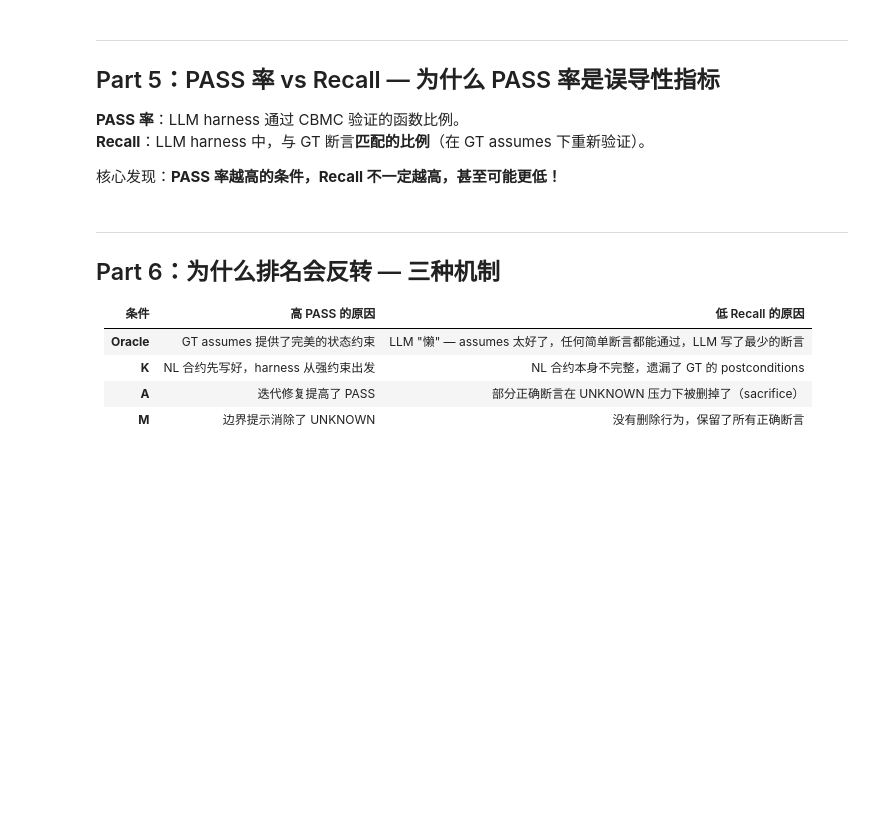
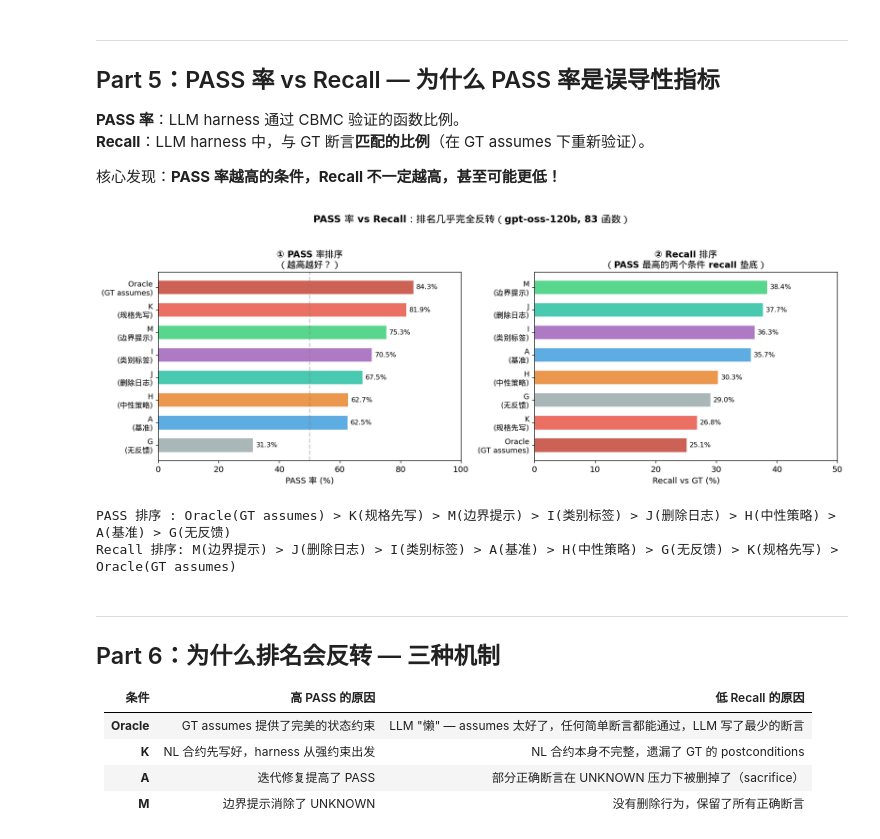
Before and after one commit to LukeW1999/LLM4Harness, a Jupyter notebook: experiment_explainer.ipynb, the cells around one changed output. Cells and saved outputs as stored; diff of their text form; code cells hidden in the pictures; blank space fills up the shorter version.

Commit message:
Update explainer notebook: canonical RQ1 numbers, full RQ2/attribution/SAC-conjunction/Llama sections, review verdict + revision plan

```diff
--- a/experiment_explainer.ipynb
+++ b/experiment_explainer.ipynb
@@ -10,6 +19,7 @@ import os
 import numpy as np
 import matplotlib.pyplot as plt
 import matplotlib.patches as mpatches
+from matplotlib import font_manager
 from matplotlib.gridspec import GridSpec
 import warnings
 warnings.filterwarnings('ignore')
@@ -18,6 +28,14 @@ BASE = '/home/weiqi/Verification/LLM4Harness/experiment_aws_cbmc'
 RESULTS = os.path.join(BASE, 'results')
 EVAL = os.path.join(BASE, 'evaluation')
 
+# 注册中文字体（Droid Sans Fallback），并设置 per-glyph fallback
+_droid = '/usr/share/fonts/truetype/droid/DroidSansFallbackFull.ttf'
+if os.path.exists(_droid):
+    font_manager.fontManager.addfont(_droid)
+# font.family 直接给列表 → matplotlib 3.6+ 的 per-glyph fallback：ASCII 用 DejaVu，中文落到 Droid
+plt.rcParams['font.family'] = ['DejaVu Sans', 'Droid Sans Fallback']
+plt.rcParams['axes.unicode_minus'] = False
+
 plt.rcParams['figure.dpi'] = 130
 plt.rcParams['font.size'] = 11
 print('Setup complete.')
@@ -312,62 +389,67 @@ for gt in gt_asserts_raw:
 
 核心发现：**PASS 率越高的条件，Recall 不一定越高，甚至可能更低！**
 # %%
-# 实验结果数据（来自 research_design.md，所有数值已在统计检验中验证）
+# 实验结果数据（canonical：paper.tex Table 2 / tab:rq1_main，2026-06-10 版）
+# recall = 对 GT 断言的 strict Jaccard 匹配比例；sacrifice = UNKNOWN 触发的删/弱化 / 全部删/弱化
 conditions_data = {
-    'G\n(无反馈)':      {'pass': 31.3, 'recall': 0.290, 'sacrifice': 0.0,   'color': '#95a5a6'},
+    'G\n(无反馈)':      {'pass': 31.3, 'recall': 0.290, 'sacrifice': None,  'color': '#95a5a6'},
     'H\n(中性策略)':    {'pass': 62.7, 'recall': 0.303, 'sacrifice': 86.3,  'color': '#e67e22'},
-    'A\n(基准)':        {'pass': 62.5, 'recall': 0.346, 'sacrifice': 92.3,  'color': '#3498db'},
-    'I\n(类别标签)':    {'pass': 70.5, 'recall': None,  'sacrifice': 92.7,  'color': '#9b59b6'},
-    'J\n(删除日志)':    {'pass': 67.5, 'recall': None,  'sacrifice': 93.0,  'color': '#1abc9c'},
+    'A\n(基准)':        {'pass': 62.5, 'recall': 0.357, 'sacrifice': 81.8,  'color': '#3498db'},
+    'I\n(类别标签)':    {'pass': 70.5, 'recall': 0.363, 'sacrifice': 92.7,  'color': '#9b59b6'},
+    'J\n(删除日志)':    {'pass': 67.5, 'recall': 0.377, 'sacrifice': 93.0,  'color': '#1abc9c'},
     'K\n(规格先写)':    {'pass': 81.9, 'recall': 0.268, 'sacrifice': 25.0,  'color': '#e74c3c'},
     'Oracle\n(GT assumes)': {'pass': 84.3, 'recall': 0.251, 'sacrifice': 11.8, 'color': '#c0392b'},
-    'M\n(边界提示)':    {'pass': 75.3, 'recall': 0.389, 'sacrifice': 0.0,   'color': '#2ecc71'},
+    'M\n(边界提示)':    {'pass': 75.3, 'recall': 0.384, 'sacrifice': 0.0,   'color': '#2ecc71'},
 }
 
-# 只用有 recall 数据的条件
 conds_with_recall = {k: v for k, v in conditions_data.items() if v['recall'] is not None}
 
 fig, axes = plt.subplots(1, 2, figsize=(14, 5))
 
 # 左图：PASS 率排序
 ax = axes[0]
 names = list(conds_with_recall.keys())
 passes = [conds_with_recall[n]['pass'] for n in names]
 colors = [conds_with_recall[n]['color'] for n in names]
 sorted_by_pass = sorted(zip(passes, names, colors), reverse=True)
 p_sorted, n_sorted, c_sorted = zip(*sorted_by_pass)
-
-bars = ax.barh(range(len(n_sorted)), p_sorted, color=c_sorted, alpha=0.8, height=0.6)
+ax.barh(range(len(n_sorted)), p_sorted, color=c_sorted, alpha=0.8, height=0.6)
 ax.set_yticks(range(len(n_sorted)))
 ax.set_yticklabels(n_sorted, fontsize=10)
 ax.set_xlabel('PASS 率 (%)', fontsize=11)
 ax.set_title('① PASS 率排序\n（越高越好？）', fontsize=12, fontweight='bold')
 ax.set_xlim(0, 100)
-for i, (p, n) in enumerate(zip(p_sorted, n_sorted)):
+for i, p in enumerate(p_sorted):
     ax.text(p + 1, i, f'{p:.1f}%', va='center', fontsize=9)
 ax.axvline(50, color='gray', linestyle='--', alpha=0.4)
+ax.invert_yaxis()
 
-# 右图：Recall 排序（注意顺序反转！）
+# 右图：Recall 排序（注意顺序大幅重排！）
 ax = axes[1]
-recalls = [conds_with_recall[n]['recall'] for n in names]
+recalls = [conds_with_recall[n]['recall'] * 100 for n in names]
 sorted_by_recall = sorted(zip(recalls, names, colors), reverse=True)
-r_sorted, n_sorted_r, c_sorted_r = zip(*sorted_by_recall)
+r_sorted, n_sorted2, c_sorted2 = zip(*sorted_by_recall)
+ax.barh(range(len(n_sorted2)), r_sorted, color=c_sorted2, alpha=0.8, height=0.6)
+ax.set_yticks(range(len(n_sorted2)))
+ax.set_yticklabels(n_sorted2, fontsize=10)
+ax.set_xlabel('Recall vs GT (%)', fontsize=11)
+ax.set_title('② Recall 排序\n（PASS 最高的两个条件 recall 垫底）', fontsize=12, fontweight='bold')
+ax.set_xlim(0, 50)
+for i, r in enumerate(r_sorted):
+    ax.text(r + 0.5, i, f'{r:.1f}%', va='center', fontsize=9)
+ax.invert_yaxis()
 
-bars = ax.barh(range(len(n_sorted_r)), [r*100 for r in r_sorted],
-               color=c_sorted_r, alpha=0.8, height=0.6)
-ax.set_yticks(range(len(n_sorted_r)))
-ax.set_yticklabels(n_sorted_r, fontsize=10)
-ax.set_xlabel('Recall (%) [相对 GT harness]', fontsize=11)
-ax.set_title('② Recall 排序\n（实际规格覆盖率）', fontsize=12, fontweight='bold')
-ax.set_xlim(0, 55)
-for i, (r, n) in enumerate(zip(r_sorted, n_sorted_r)):
-    ax.text(r*100 + 0.5, i, f'{r:.3f}', va='center', fontsize=9)
-
-fig.suptitle('PASS 率 vs Recall：排名完全反转！\n'
-             'Oracle (最高 PASS 84.3%) = 最低 Recall (0.251)；M (第三 75.3%) = 最高 Recall (0.389)',
-             fontsize=12, fontweight='bold', color='#c0392b')
+fig.suptitle('PASS 率 vs Recall：排名几乎完全反转（gpt-oss-120b, 83 函数）',
+             fontsize=13, fontweight='bold', y=1.03)
 plt.tight_layout()
 plt.show()
+
+print('PASS 排序 :', ' > '.join(n.replace('\n', '') for n in n_sorted))
+print('Recall 排序:', ' > '.join(n.replace('\n', '') for n in n_sorted2))
+# %% [output]
+[figure, added]
+PASS 排序 : Oracle(GT assumes) > K(规格先写) > M(边界提示) > I(类别标签) > J(删除日志) > H(中性策略) > A(基准) > G(无反馈)
+Recall 排序: M(边界提示) > J(删除日志) > I(类别标签) > A(基准) > H(中性策略) > G(无反馈) > K(规格先写) > Oracle(GT assumes)
 # %% [markdown]
 ---
 ## Part 6：为什么排名会反转 — 三种机制
```
Also changed, not shown: parts of 35 cells of this notebook.
